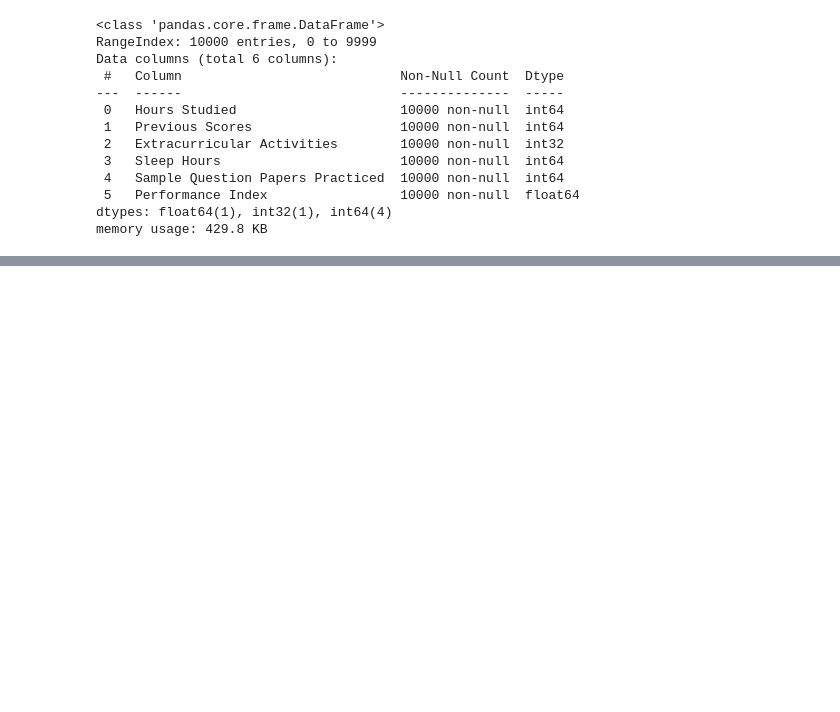
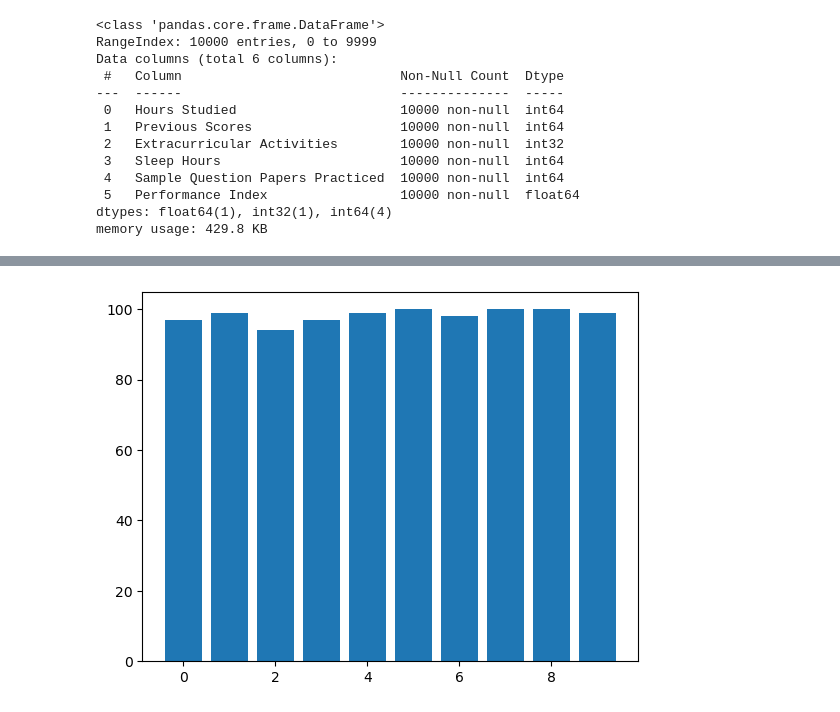
Before and after one commit to chaudhary-dotcom/Python-Beginning-, a Jupyter notebook: linear_regre4.ipynb, the cells around one changed output, grey strips where cells are left out. Cells and saved outputs as stored; diff of their text form; code cells hidden in the pictures; blank space fills up the shorter version.

```diff
--- a/linear_regre4.ipynb
+++ b/linear_regre4.ipynb
@@ -159,0 +192,7 @@ df['Sample Question Papers Practiced'].count()
+# %%
+sampl_que = df['Sample Question Papers Practiced']
+plt.bar(sampl_que, perf_ind)
+
+plt.show()
+# %% [output]
+[figure, added]
```
Also changed, not shown: parts of 4 cells of this notebook.
